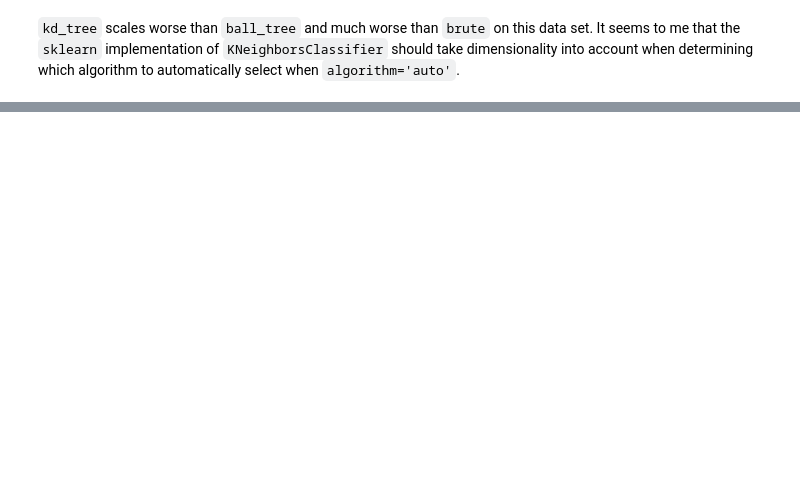
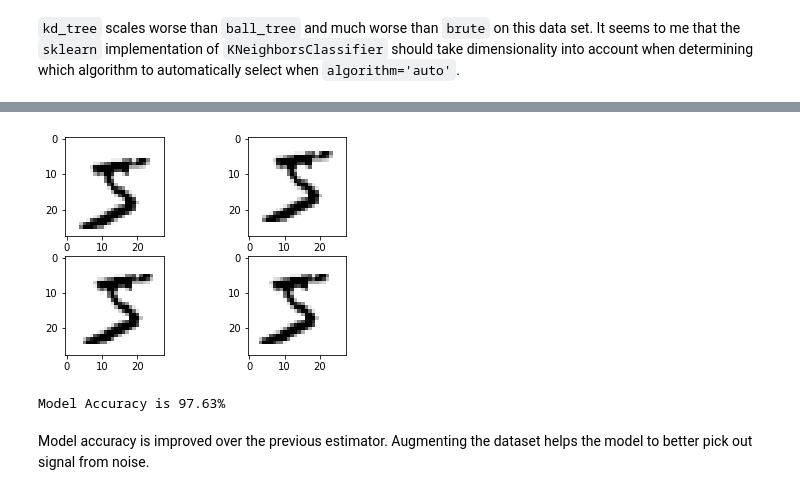
Before and after one commit to dcoxnard/handsonml_notes_solutions, a Jupyter notebook: 03_3_exercise_mnist.ipynb, the cells around one changed output, grey strips where cells are left out. Drawn from its saved outputs; the diff is of its cells as text; code cells hidden in the pictures; blank space fills up the shorter version.

```diff
--- a/03_3_exercise_mnist.ipynb
+++ b/03_3_exercise_mnist.ipynb
@@ -225,0 +243,25 @@ plt.show();
+# %%
+def pad_arr(arr):
+    padded_top = np.zeros(arr.shape)
+    padded_top[1:, :] = arr[:-1, :]
+
+    padded_bottom = np.zeros(arr.shape)
+    padded_bottom[:-1, :] = arr[1:, :]
+
+    padded_left = np.zeros(arr.shape)
+    padded_left[:, 1:] = arr[:, :-1]
+
+    padded_right = np.zeros(arr.shape)
+    padded_right[:, :-1] = arr[:, 1:]
+
+    return padded_top, padded_bottom, padded_left, padded_right
+# %%
+# Inspect the results
+t, b, l, r = pad_arr(X_train[0].reshape(28,28))
+fig, axs = plt.subplots(2, 2)
+
+for i, arr in enumerate([t, b, l, r]):
+    ax = axs.flatten()[i]
+    ax.imshow(arr, cmap="binary");
+# %% [output]
+[figure, added]
@@ -225,0 +282,10 @@ plt.show();
+# %%
+knn_clf = neighbors.KNeighborsClassifier(**params)
+knn_clf.fit(X_train_aug, y_train_aug)
+y_pred2 = knn_clf.predict(X_test)
+acc = metrics.accuracy_score(y_test, y_pred2)
+print(f"Model Accuracy is {round(acc*100, 2)}%")
+# %% [output]
+Model Accuracy is 97.63%
+# %% [markdown]
+Model accuracy is improved over the previous estimator.  Augmenting the dataset helps the model to better pick out signal from noise.
```
Also changed, not shown: parts of 19 cells of this notebook.
